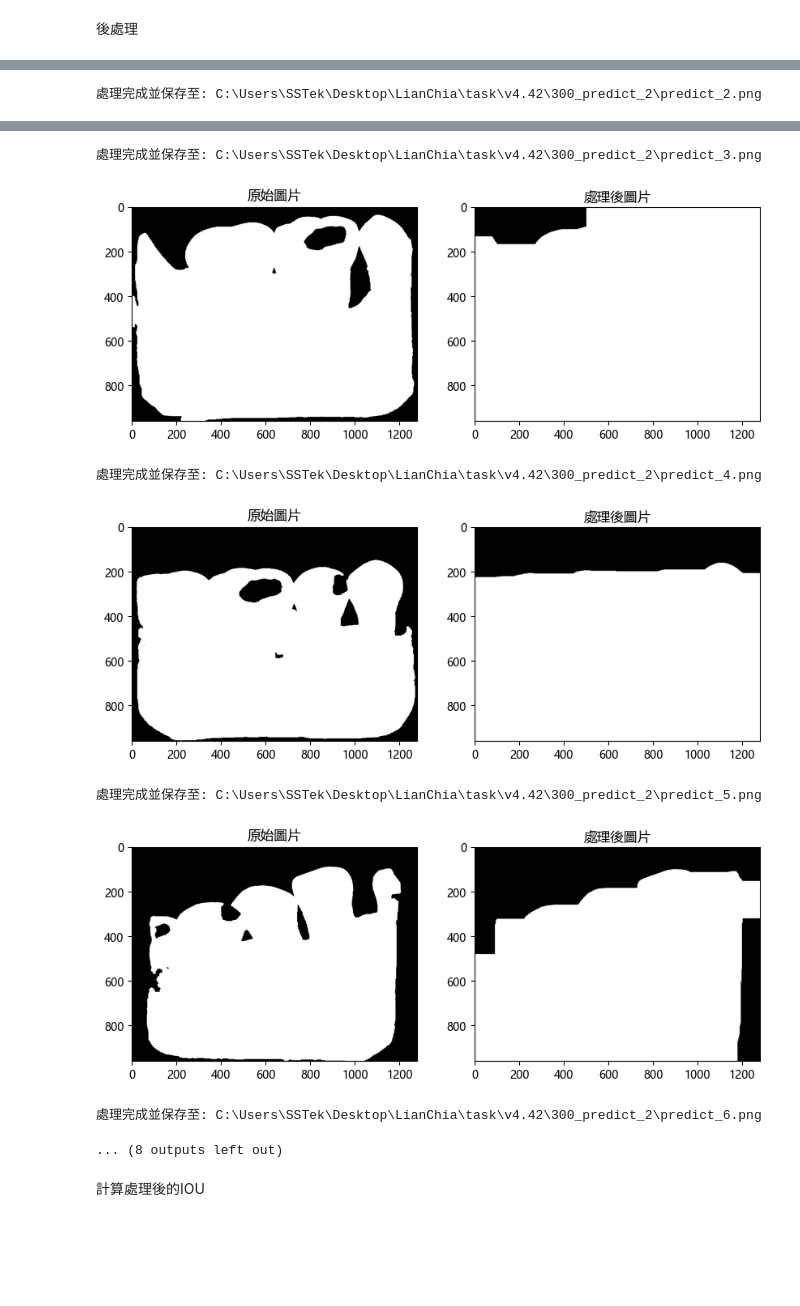
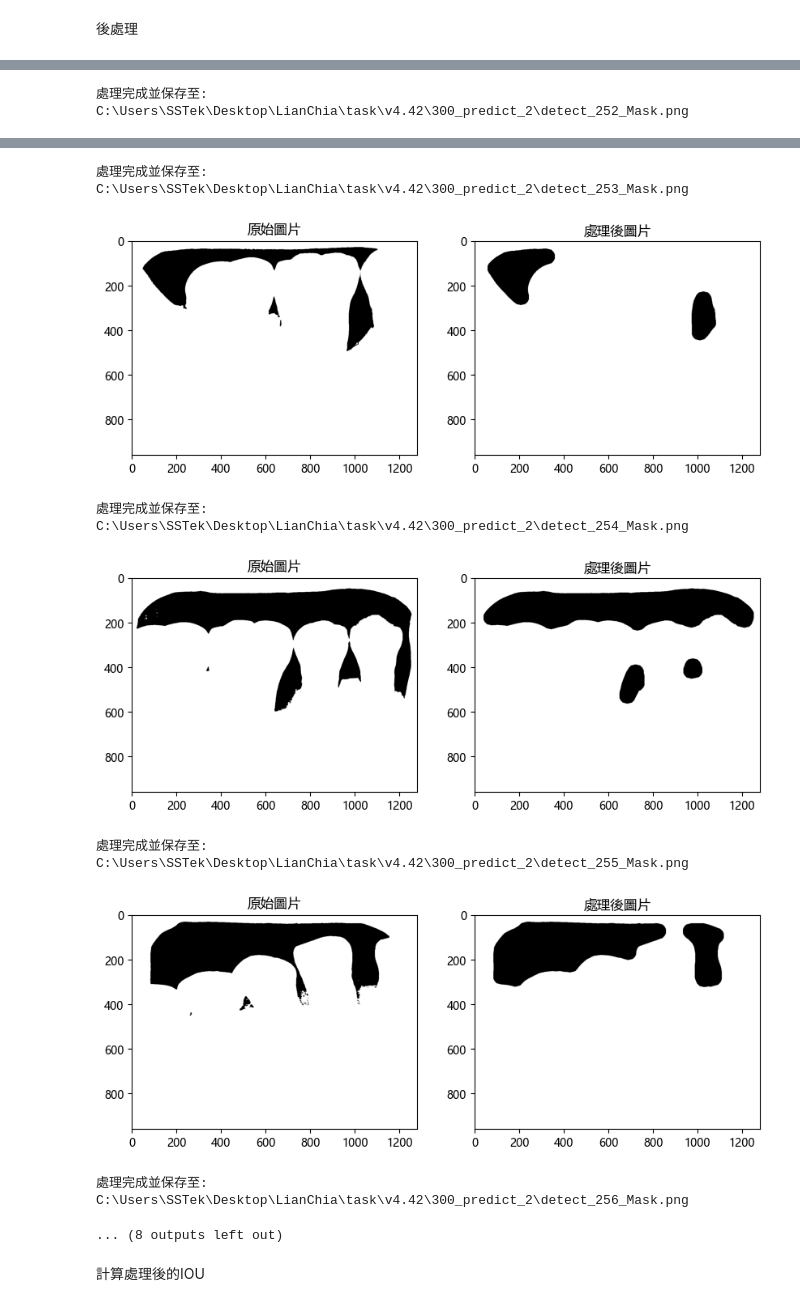
Before and after one commit to LianChia/task, a Jupyter notebook: v4.42/IOU.ipynb, the cells around one changed output, grey strips where cells are left out. Drawn from its saved outputs; the diff is of its cells as text; code cells hidden in the pictures; blank space fills up the shorter version.

```diff
--- a/v4.42/IOU.ipynb
+++ b/v4.42/IOU.ipynb
@@ -5,12 +5,13 @@
 # %%
 import cv2
 import os
+import matplotlib.pyplot as plt
 
 # 輸入資料夾路徑
 input_folder = r'C:\Users\SSTek\Desktop\LianChia\task\v4.42\300_img'
 
 # 輸出資料夾路徑
-output_folder = r'C:\Users\SSTek\Desktop\LianChia\task\v4.42\300_img_output'
+output_folder = r'C:\Users\SSTek\Desktop\LianChia\task\v4.42\300_groundtruth'
 
 # 如果輸出資料夾不存在，則創建
 if not os.path.exists(output_folder):
@@ -36,8 +37,11 @@ for filename in os.listdir(input_folder):
         # 使用Otsu's方法進行二值化處理
         _, binary_mask = cv2.threshold(gray_image, 0, 255, cv2.THRESH_BINARY + cv2.THRESH_OTSU)
 
+        # 生成新的檔名
+        new_filename = os.path.splitext(filename)[0] + "_Mask" + os.path.splitext(filename)[1]
+
         # 保存二值化圖片到輸出資料夾
-        output_path = os.path.join(output_folder, filename)
+        output_path = os.path.join(output_folder, new_filename)
         cv2.imwrite(output_path, binary_mask)
         print(f"已處理並保存圖片: {output_path}")
 # %% [output]
@@ -202,13 +206,15 @@ import numpy as np
 import matplotlib.pyplot as plt
 from natsort import natsorted
 
-def process_image(image, kernel_shape='rect', kernel_size=10, iterations=1):
+def process_image(image, kernel_shape='ellipse', kernel_size=10, iterations=1, flood_fill=False, flood_fill_seed_point=None):
     """
-    對單張圖片進行開運算和閉運算處理，以去除噪點並填補孔洞。
+    對單張圖片進行開運算和閉運算處理，並選擇性地應用洪水填充以填補孔洞。
     :param image: 原始灰階圖片
     :param kernel_shape: 結構元素的形狀 ('rect', 'ellipse', 'circle')
     :param kernel_size: 閉運算的內核大小，數值越大，閉運算效果越強
     :param iterations: 閉運算的迭代次數
+    :param flood_fill: 是否應用洪水填充
+    :param flood_fill_seed_point: 洪水填充的起始點 (x, y)
     :return: 經過處理後的圖片
     """
 
@@ -228,6 +234,24 @@ def process_image(image, kernel_shape='rect', kernel_size=10, iterations=1):
     # 再進行閉運算填補孔洞
     closing = cv2.morphologyEx(opening, cv2.MORPH_CLOSE, kernel, iterations=iterations)
 
+    # 洪水填充處理
+    if flood_fill:
+        # 創建填充的掩膜，大小需比圖片多兩個像素
+        h, w = closing.shape[:2]
+        mask = np.zeros((h + 2, w + 2), np.uint8)
+
+        # 若未提供起始點，預設使用圖片中心點
+        if flood_fill_seed_point is None:
+            flood_fill_seed_point = (w // 2, h // 2)
+
+        # 設置洪水填充參數 (填充顏色和閾值)
+        fill_color = 255  # 填充白色
+        lo_diff = 10  # 顏色的最小差異
+        up_diff = 10  # 顏色的最大差異
+
+        # 執行洪水填充
+        cv2.floodFill(closing, mask, flood_fill_seed_point, fill_color, loDiff=lo_diff, upDiff=up_diff)
+
     return closing
 
 # 資料夾路徑
@@ -241,16 +265,11 @@ if not os.path.exists(output_folder):
 # 自然排序讀取資料夾中的 PNG 檔案
 image_files = natsorted([f for f in os.listdir(input_folder) if f.endswith('.png')])
 
-# 調整參數 0.833
-"""
-ellipse     ellipse       ellipse
-15              20             20
-4                4              5
-0.833        0.838          0.844
-"""
-kernel_shape = 'rect'  # 結構元素形狀 (可調整為 'rect', 'ellipse', 或 'circle')
-kernel_size = 18           # 內核大小 (可調整)
-iterations = 10             # 迭代次數 (可調整)
+# 調整參數
+kernel_shape = 'ellipse'  # 結構元素形狀 (可調整為 'rect', 'ellipse', 或 'circle')
+kernel_size = 15           # 內核大小 (可調整)
+iterations = 5             # 迭代次數 (可調整)
+flood_fill = True          # 開啟洪水填充
 
 # 遍歷資料夾中的每個圖片
 for image_file in image_files:
@@ -266,8 +285,8 @@ for image_file in image_files:
         print(f"無法讀取圖片: {image_file}")
         continue
 
-    # 使用參數進行處理
-    processed_image = process_image(image, kernel_shape=kernel_shape, kernel_size=kernel_size, iterations=iterations)
+    # 使用參數進行處理，應用洪水填充
+    processed_image = process_image(image, kernel_shape=kernel_shape, kernel_size=kernel_size, iterations=iterations, flood_fill=flood_fill)
 
     # 保存處理後的圖片
     cv2.imwrite(output_path, processed_image)
@@ -294 +313 @@ print("所有圖片處理完成。")
-處理完成並保存至: C:\Users\SSTek\Desktop\LianChia\task\v4.42\300_predict_2\predict_2.png
+處理完成並保存至: C:\Users\SSTek\Desktop\LianChia\task\v4.42\300_predict_2\detect_252_Mask.png
@@ -296,10 +315,10 @@ print("所有圖片處理完成。")
-處理完成並保存至: C:\Users\SSTek\Desktop\LianChia\task\v4.42\300_predict_2\predict_3.png
+處理完成並保存至: C:\Users\SSTek\Desktop\LianChia\task\v4.42\300_predict_2\detect_253_Mask.png
-[figure, old version]
+[figure, new version]
-處理完成並保存至: C:\Users\SSTek\Desktop\LianChia\task\v4.42\300_predict_2\predict_4.png
+處理完成並保存至: C:\Users\SSTek\Desktop\LianChia\task\v4.42\300_predict_2\detect_254_Mask.png
-[figure, old version]
+[figure, new version]
-處理完成並保存至: C:\Users\SSTek\Desktop\LianChia\task\v4.42\300_predict_2\predict_5.png
+處理完成並保存至: C:\Users\SSTek\Desktop\LianChia\task\v4.42\300_predict_2\detect_255_Mask.png
-[figure, old version]
+[figure, new version]
-處理完成並保存至: C:\Users\SSTek\Desktop\LianChia\task\v4.42\300_predict_2\predict_6.png
+處理完成並保存至: C:\Users\SSTek\Desktop\LianChia\task\v4.42\300_predict_2\detect_256_Mask.png
 ... (8 outputs left out)
 # %% [markdown]
 計算處理後的IOU
```
Also changed, not shown: parts of 10 cells of this notebook, 43 other files.
